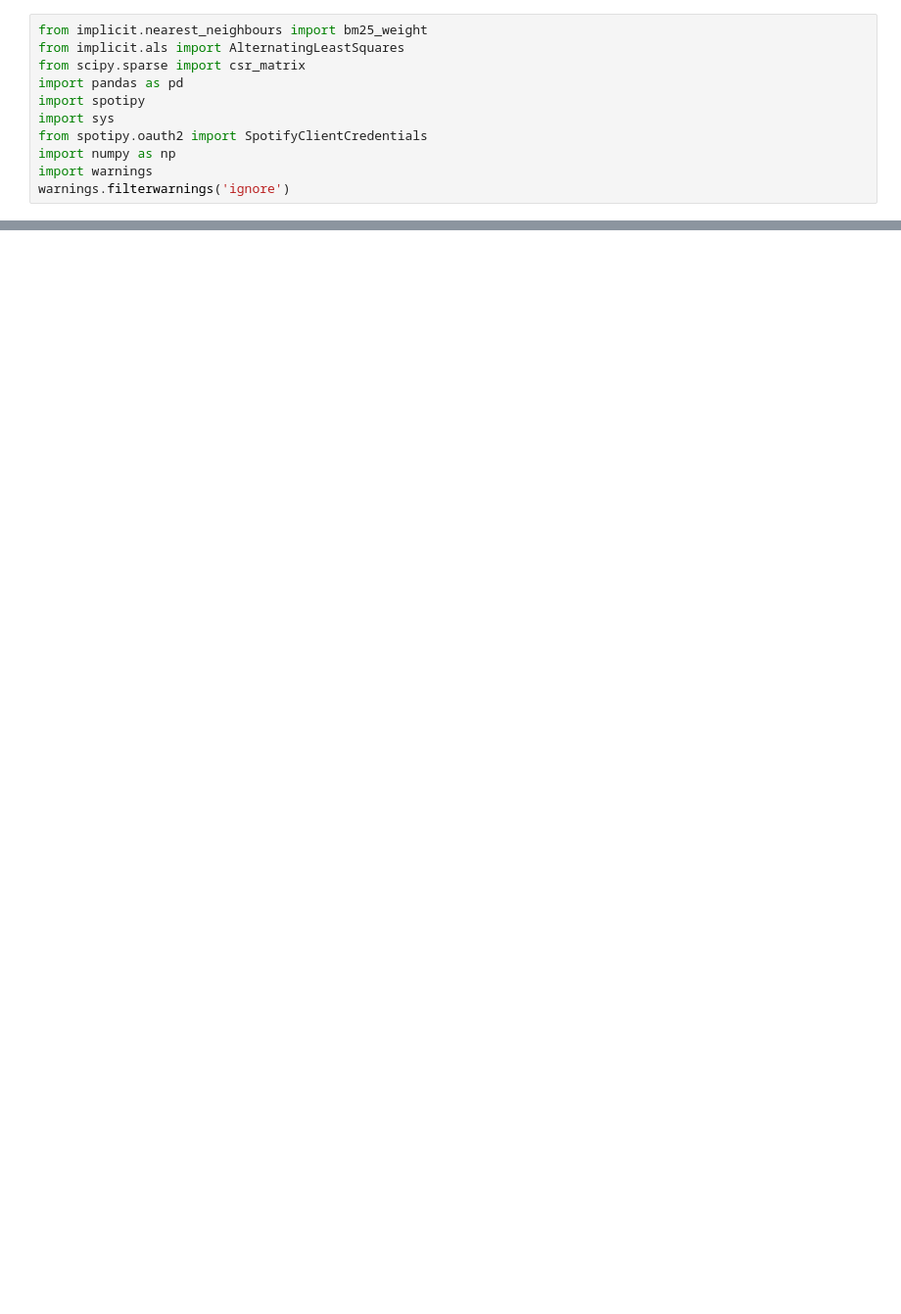
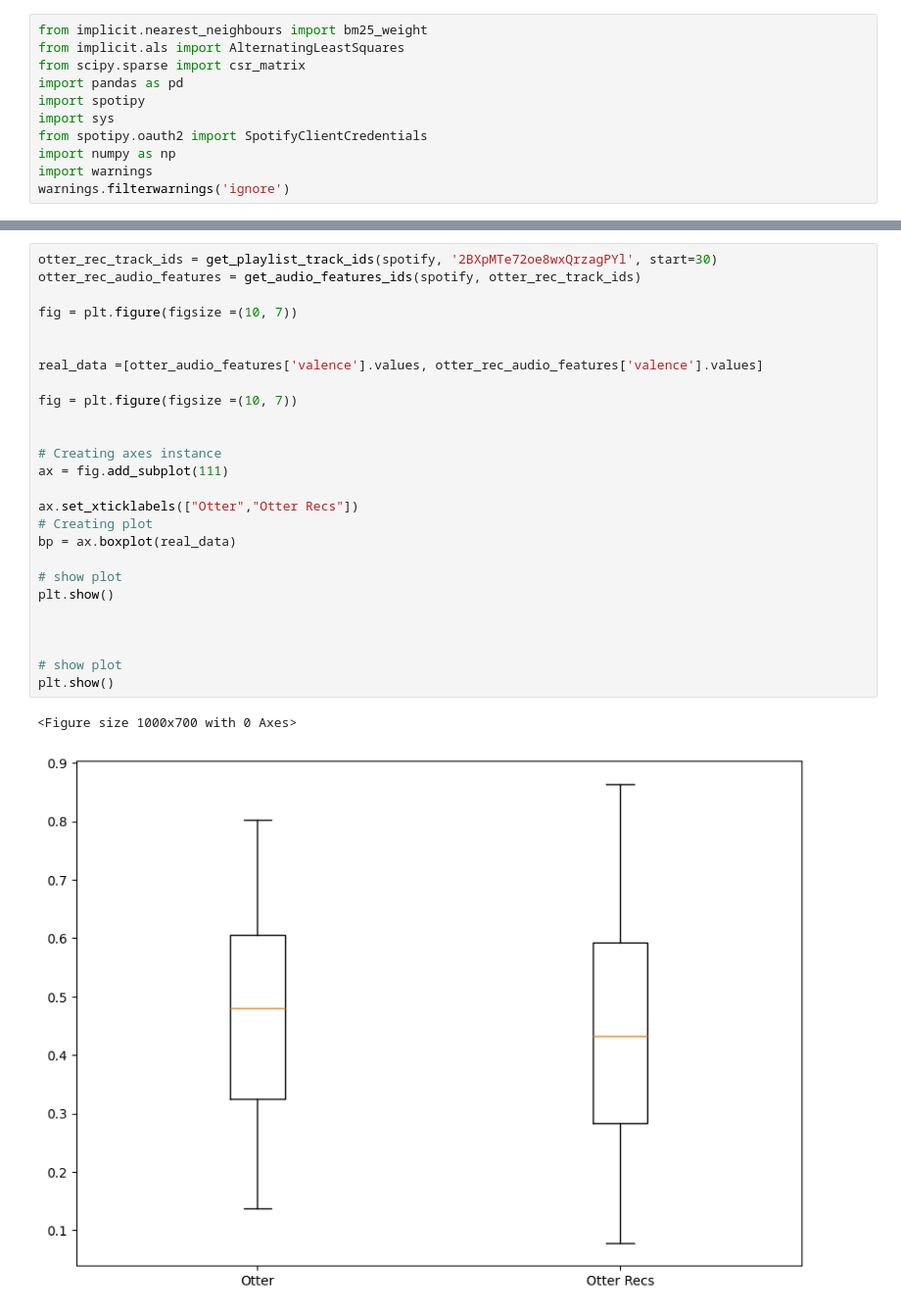
Before and after one commit to freddietheodo/Training-Notebooks, a Jupyter notebook: Code/spotify-eda.ipynb, the cells around one changed output, grey strips where cells are left out. Shown at 98% size. Cells and saved outputs as stored; diff of their text form; blank space fills up the shorter version.

```diff
--- a/Code/spotify-eda.ipynb
+++ b/Code/spotify-eda.ipynb
@@ -25,0 +187,29 @@ b15a7d80c0434546afddc02c7631e5a1
+# %%
+otter_rec_track_ids = get_playlist_track_ids(spotify, '2BXpMTe72oe8wxQrzagPYl', start=30)
+otter_rec_audio_features = get_audio_features_ids(spotify, otter_rec_track_ids)
+
+fig = plt.figure(figsize =(10, 7))
+
+
+real_data =[otter_audio_features['valence'].values, otter_rec_audio_features['valence'].values]
+
+fig = plt.figure(figsize =(10, 7))
+
+
+# Creating axes instance
+ax = fig.add_subplot(111)
+
+ax.set_xticklabels(["Otter","Otter Recs"])
+# Creating plot
+bp = ax.boxplot(real_data)
+
+# show plot
+plt.show()
+
+
+
+# show plot
+plt.show()
+# %% [output]
+<Figure size 1000x700 with 0 Axes>
+[figure, added]
```
Also changed, not shown: parts of 16 cells of this notebook, 1 other file.
